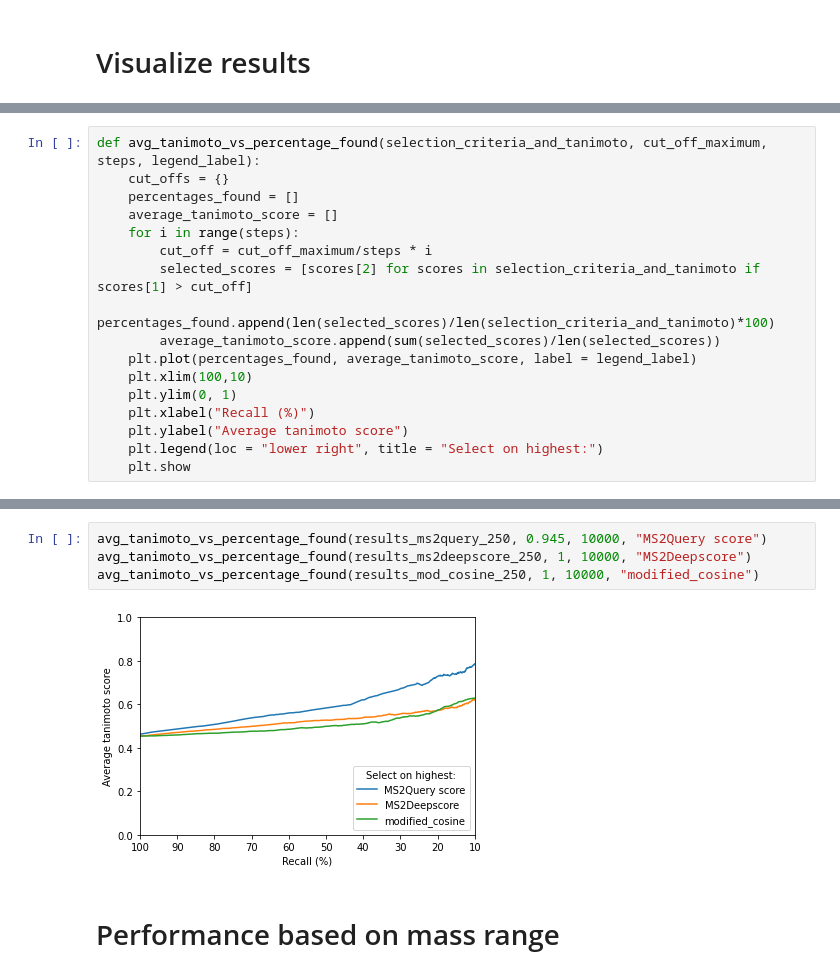
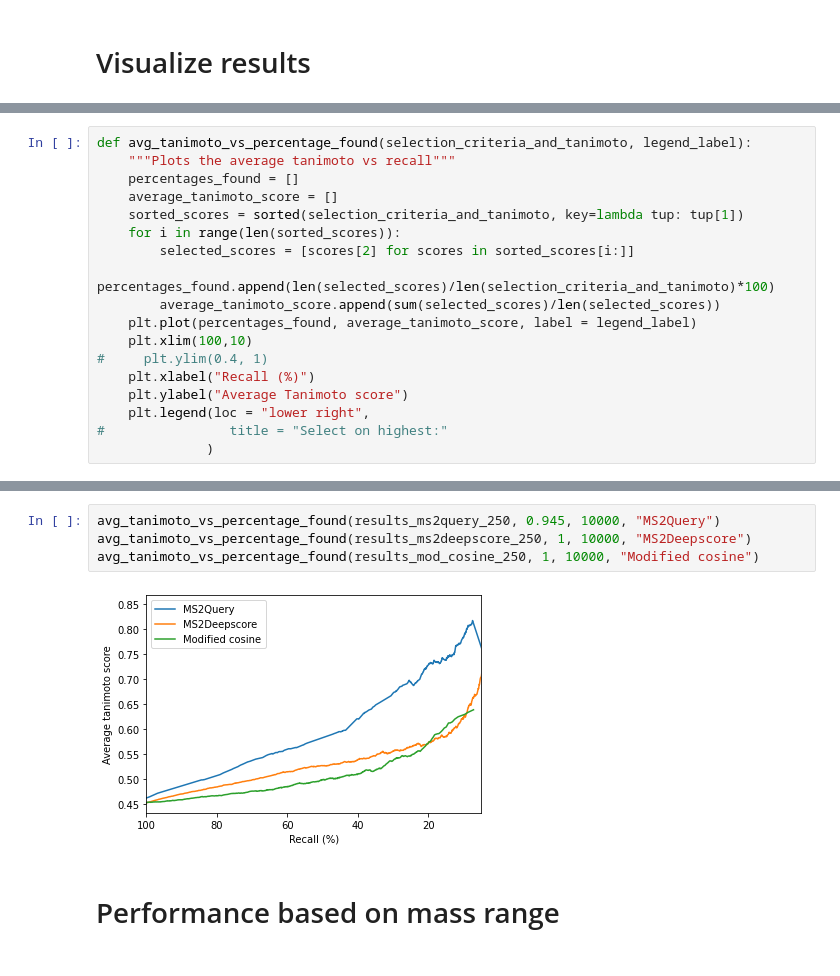
Before and after one commit to iomega/ms2query, a Jupyter notebook: notebooks/Analysis_with_dataset_GNPS_15_12_2021/benchmarking/benchmarking_visualization_analogue_search.ipynb, the cells around one changed output, grey strips where cells are left out. Cells and saved outputs as stored; diff of their text form.

```diff
--- a/notebooks/Analysis_with_dataset_GNPS_15_12_2021/benchmarking/benchmarking_visualization_analogue_search.ipynb
+++ b/notebooks/Analysis_with_dataset_GNPS_15_12_2021/benchmarking/benchmarking_visualization_analogue_search.ipynb
@@ -134,17 +133,18 @@ Modified cosine Threshold:0.9979 Recall:0.198
 # %%
-def avg_tanimoto_vs_percentage_found(selection_criteria_and_tanimoto, cut_off_maximum, steps, legend_label):
-    cut_offs = {}
+def avg_tanimoto_vs_percentage_found(selection_criteria_and_tanimoto, legend_label):
+    """Plots the average tanimoto vs recall"""
     percentages_found = []
     average_tanimoto_score = []
-    for i in range(steps):
-        cut_off = cut_off_maximum/steps * i
-        selected_scores = [scores[2] for scores in selection_criteria_and_tanimoto if scores[1] > cut_off]
+    sorted_scores = sorted(selection_criteria_and_tanimoto, key=lambda tup: tup[1])
+    for i in range(len(sorted_scores)):
+        selected_scores = [scores[2] for scores in sorted_scores[i:]]
         percentages_found.append(len(selected_scores)/len(selection_criteria_and_tanimoto)*100)
         average_tanimoto_score.append(sum(selected_scores)/len(selected_scores))
     plt.plot(percentages_found, average_tanimoto_score, label = legend_label)
     plt.xlim(100,10)
-    plt.ylim(0, 1)
+#     plt.ylim(0.4, 1)
     plt.xlabel("Recall (%)")
-    plt.ylabel("Average tanimoto score")
-    plt.legend(loc = "lower right", title = "Select on highest:")
-    plt.show
+    plt.ylabel("Average Tanimoto score")
+    plt.legend(loc = "lower right",
+#                title = "Select on highest:"
+              )
@@ -151,9 +190,9 @@ def avg_tanimoto_vs_percentage_found(selection_criteria_and_tanimoto, cut_off_ma
 # %%
-avg_tanimoto_vs_percentage_found(results_ms2query_250, 0.945, 10000, "MS2Query score")
+avg_tanimoto_vs_percentage_found(results_ms2query_250, 0.945, 10000, "MS2Query")
 avg_tanimoto_vs_percentage_found(results_ms2deepscore_250, 1, 10000, "MS2Deepscore")
-avg_tanimoto_vs_percentage_found(results_mod_cosine_250, 1, 10000, "modified_cosine")
+avg_tanimoto_vs_percentage_found(results_mod_cosine_250, 1, 10000, "Modified cosine")
 # %% [output]
-[figure, old version]
+[figure, new version]
 # %% [markdown]
 # Performance based on mass range
 # %%
```
Also changed, not shown: parts of 24 cells of this notebook, 2 other files.
